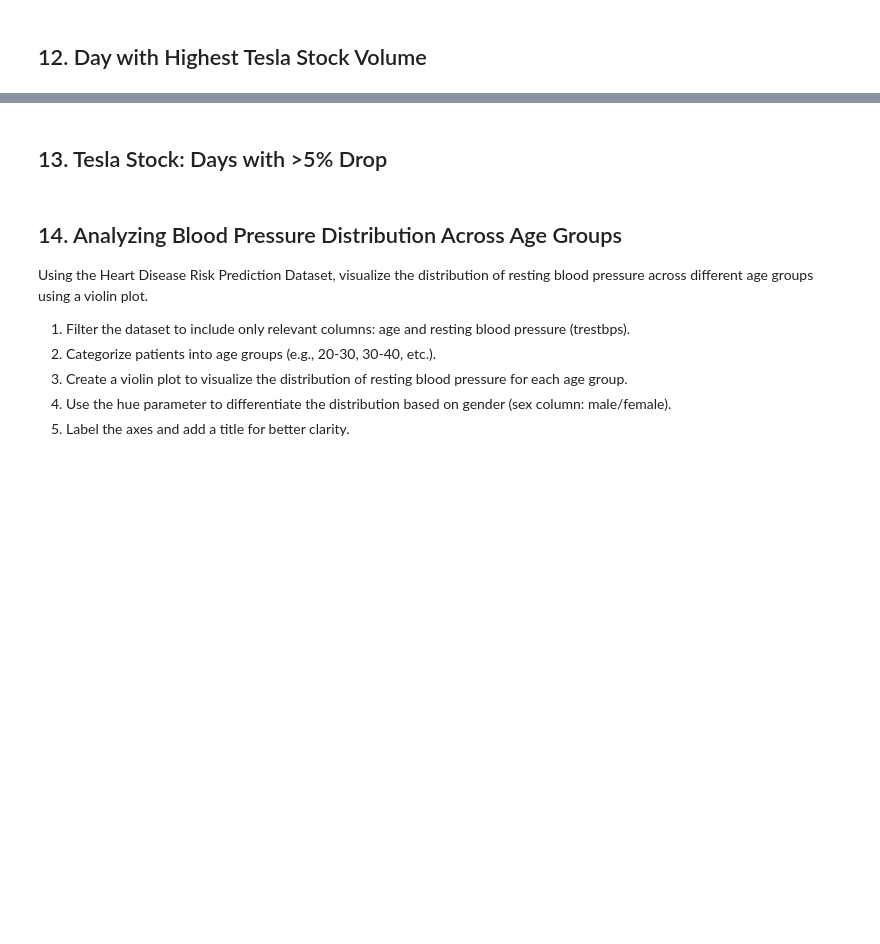
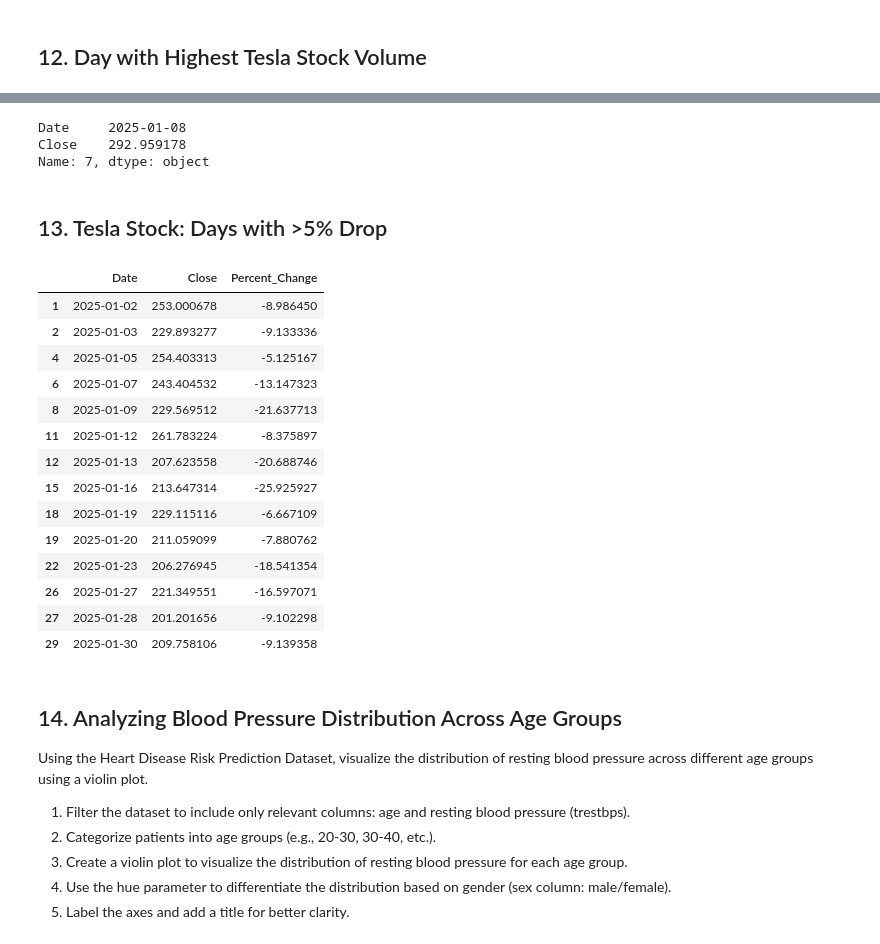
Before and after one commit to BhanuSravani05/BhanuSravani62794, a Jupyter notebook: Another_copy_of_Data_Visualisation_Lab2.ipynb, the cells around one changed output, grey strips where cells are left out. Drawn from its saved outputs; the diff is of its cells as text; code cells hidden in the pictures; blank space fills up the shorter version.

```diff
--- a/Another_copy_of_Data_Visualisation_Lab2.ipynb
+++ b/Another_copy_of_Data_Visualisation_Lab2.ipynb
@@ -212,2 +209,49 @@ KeyError: 'Volume'
+# %%
+import pandas as pd
+import io
+
+# Your provided data
+tesla_data = """Date,Close
+2025-01-01,277.9813311255935
+2025-01-02,253.0006776027787
+2025-01-03,229.89327684601225
+2025-01-04,268.1462563853587
+2025-01-05,254.40331309147127
+2025-01-06,280.2498902766944
+2025-01-07,243.4045317724474
+2025-01-08,292.9591777167839
+2025-01-09,229.5695123601878
+2025-01-10,219.63341004994677
+2025-01-11,285.7143636560953
+2025-01-12,261.7832238379979
+2025-01-13,207.62355755332788
+2025-01-14,292.5033648851403
+2025-01-15,288.4238761524303
+2025-01-16,213.64731382293015
+2025-01-17,245.74159401958855
+2025-01-18,245.48164572847928
+2025-01-19,229.11511645020876
+2025-01-20,211.0590990741201
+2025-01-21,262.6333493258016
+2025-01-22,253.2290371256565
+2025-01-23,206.2769445434259
+2025-01-24,266.1211074025184
+2025-01-25,265.1038892068737
+2025-01-26,265.39781402907746
+2025-01-27,221.3495509262438
+2025-01-28,201.2016557381442
+2025-01-29,230.85694957482028
+2025-01-30,209.7581061761137
+2025-01-31,214.2833161693095"""
+
+tesla_df = pd.read_csv(io.StringIO(tesla_data))
+
+# Find the day with the highest closing price
+max_close_day = tesla_df.loc[tesla_df['Close'].idxmax()]
+print(max_close_day)
+# %% [output]
+Date     2025-01-08
+Close    292.959178
+Name: 7, dtype: object
 # %% [markdown]
 ## 13. Tesla Stock: Days with >5% Drop
@@ -216,3 +258,23 @@ KeyError: 'Volume'
+# %%
+tesla_df['Percent_Change'] = tesla_df['Close'].pct_change() * 100
+drop_days = tesla_df[tesla_df['Percent_Change'] < -5]
+drop_days
+# %% [output]
+|  | Date | Close | Percent_Change |
+| 1 | 2025-01-02 | 253.000678 | -8.986450 |
+| 2 | 2025-01-03 | 229.893277 | -9.133336 |
+| 4 | 2025-01-05 | 254.403313 | -5.125167 |
+| 6 | 2025-01-07 | 243.404532 | -13.147323 |
+| 8 | 2025-01-09 | 229.569512 | -21.637713 |
+| 11 | 2025-01-12 | 261.783224 | -8.375897 |
+| 12 | 2025-01-13 | 207.623558 | -20.688746 |
+| 15 | 2025-01-16 | 213.647314 | -25.925927 |
+| 18 | 2025-01-19 | 229.115116 | -6.667109 |
+| 19 | 2025-01-20 | 211.059099 | -7.880762 |
+| 22 | 2025-01-23 | 206.276945 | -18.541354 |
+| 26 | 2025-01-27 | 221.349551 | -16.597071 |
+| 27 | 2025-01-28 | 201.201656 | -9.102298 |
+| 29 | 2025-01-30 | 209.758106 | -9.139358 |
 # %% [markdown]
 ## 14. Analyzing Blood Pressure Distribution Across Age Groups
 Using the Heart Disease Risk Prediction Dataset, visualize the distribution of resting blood pressure across different age groups using a violin plot.
```
Also changed, not shown: parts of 6 cells of this notebook.
